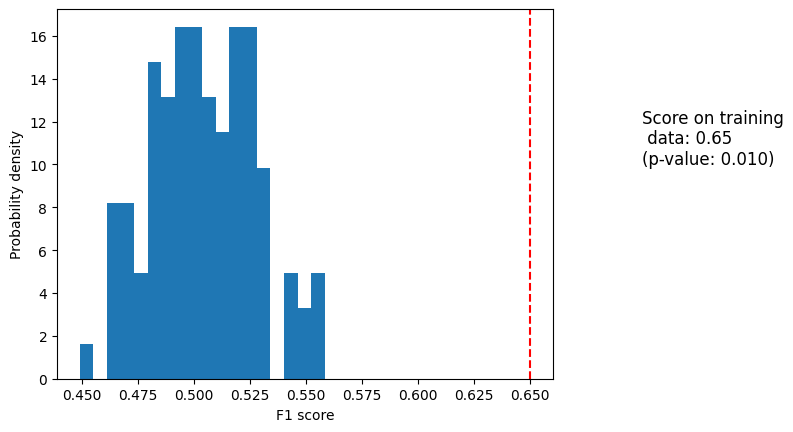
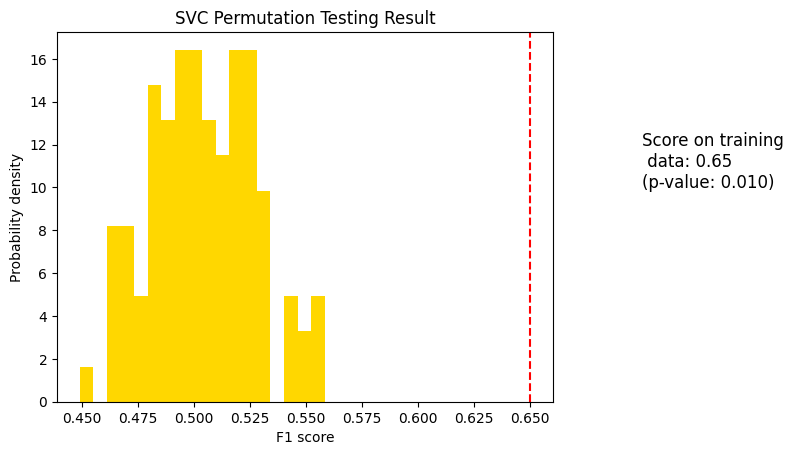
The change to this notebook cell's code, shown as a diff; its figure went from the first image to the second:
--- before
+++ after
@@ -1,5 +1,5 @@
 fig, ax = plt.subplots()
 
-ax.hist(perm_score, bins=18, density=True)
+ax.hist(perm_score, bins=18, density=True, color = 'gold')
 ax.axvline(score, ls="--", color="r")
 score_label = (
@@ -9,2 +9,4 @@
 ax.set_xlabel("F1 score")
 _ = ax.set_ylabel("Probability density")
+plt.title("SVC Permutation Testing Result")
+plt.savefig("./Results/SVC_significance")

Commit: Adjust result presentation Corrects and saves plots